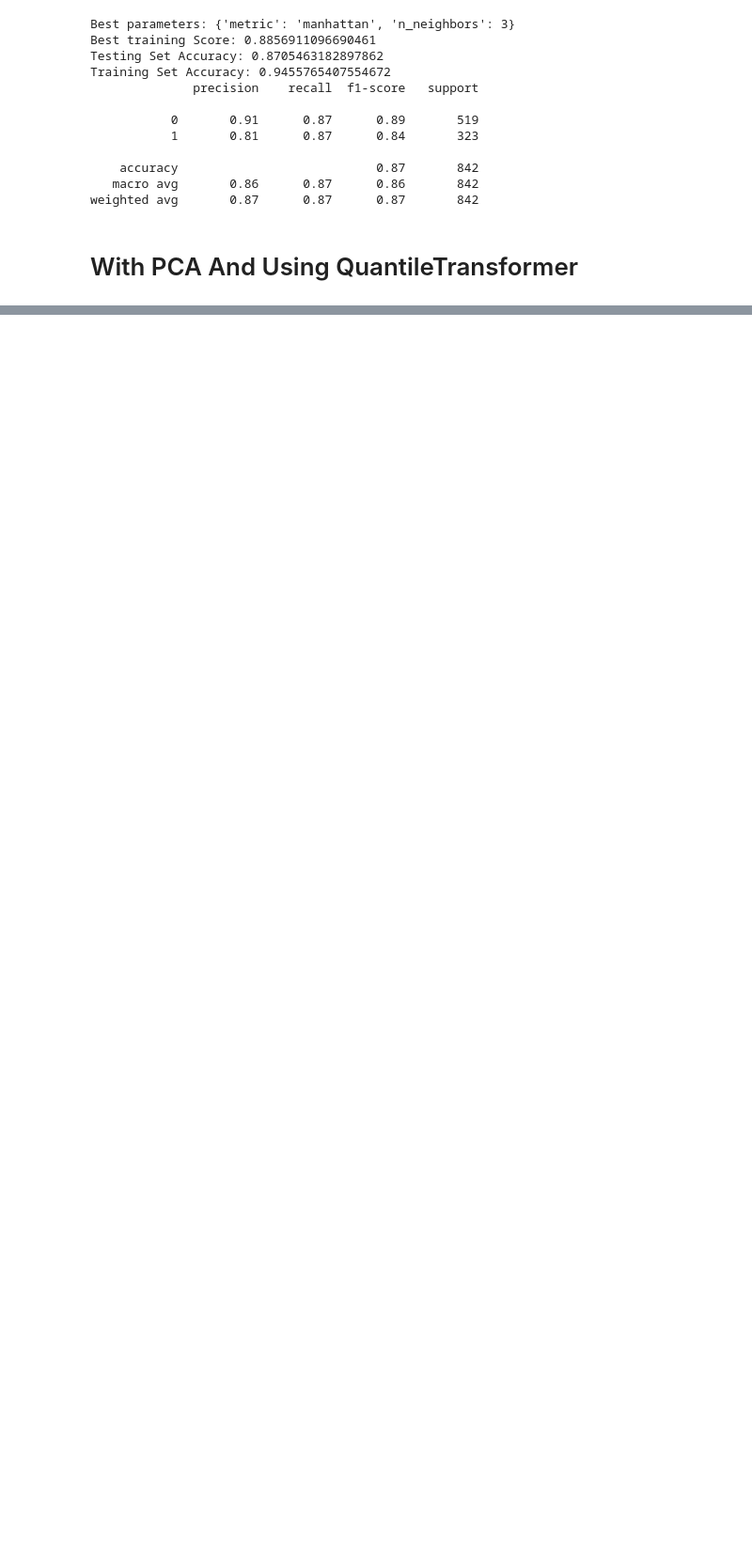
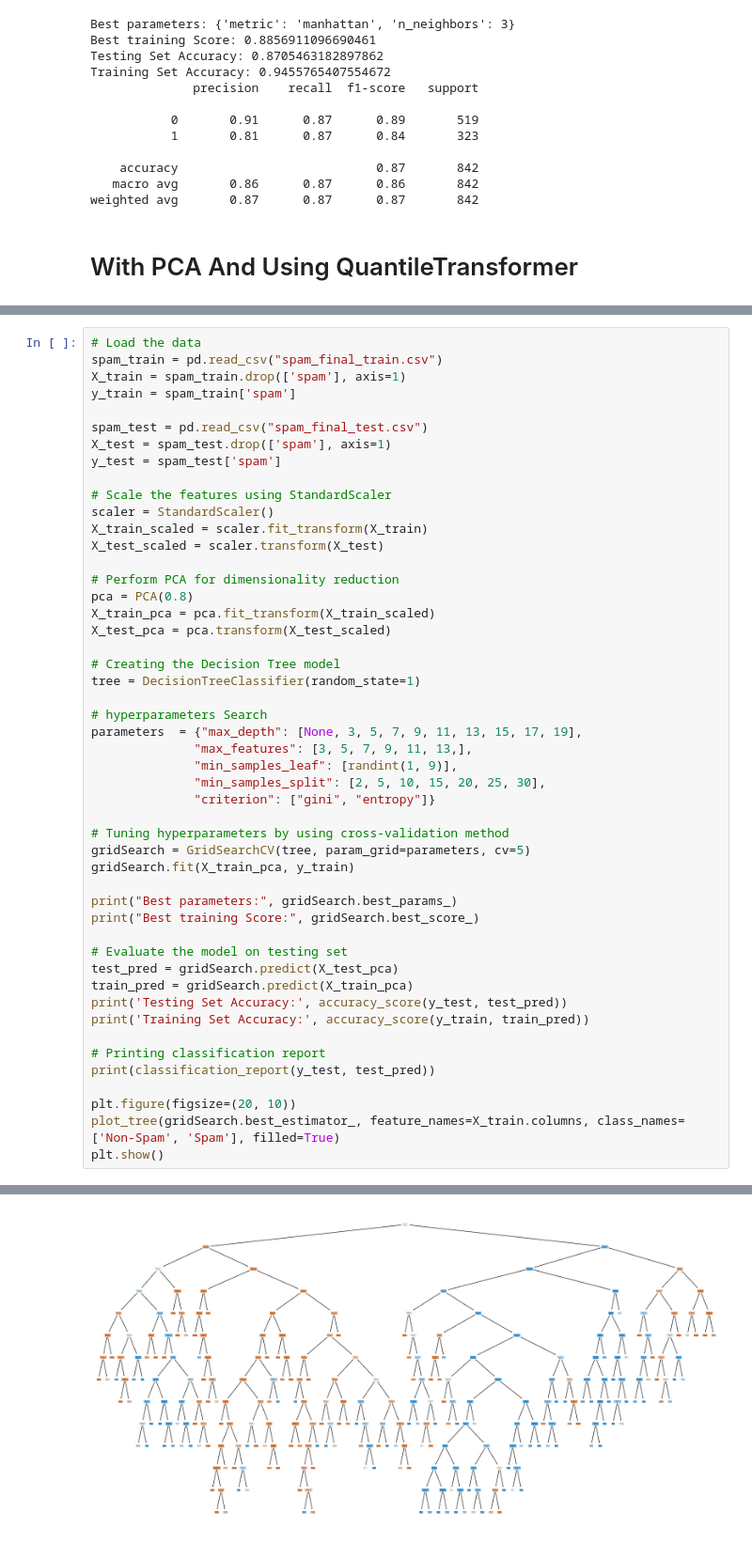
Before and after one commit to KasunAbeyweera/Email-Spam-Filtering-Using-Decision-Trees-and-KNN, a Jupyter notebook: spamDetection.ipynb, the cells around one changed output, grey strips where cells are left out. Shown at 94% size. Drawn from its saved outputs; the diff is of its cells as text; blank space fills up the shorter version.

```diff
--- a/spamDetection.ipynb
+++ b/spamDetection.ipynb
@@ -639,0 +829,50 @@ weighted avg       0.94      0.94      0.94       842
+# %%
+# Load the data
+spam_train = pd.read_csv("spam_final_train.csv")
+X_train = spam_train.drop(['spam'], axis=1)
+y_train = spam_train['spam']
+
+spam_test = pd.read_csv("spam_final_test.csv")
+X_test = spam_test.drop(['spam'], axis=1)
+y_test = spam_test['spam']
+
+# Scale the features using StandardScaler
+scaler = StandardScaler()
+X_train_scaled = scaler.fit_transform(X_train)
+X_test_scaled = scaler.transform(X_test)
+
+# Perform PCA for dimensionality reduction
+pca = PCA(0.8)
+X_train_pca = pca.fit_transform(X_train_scaled)
+X_test_pca = pca.transform(X_test_scaled)
+
+# Creating the Decision Tree model
+tree = DecisionTreeClassifier(random_state=1)
+
+# hyperparameters Search
+parameters  = {"max_depth": [None, 3, 5, 7, 9, 11, 13, 15, 17, 19],
+              "max_features": [3, 5, 7, 9, 11, 13,],
+              "min_samples_leaf": [randint(1, 9)],
+              "min_samples_split": [2, 5, 10, 15, 20, 25, 30],
+              "criterion": ["gini", "entropy"]}
+
+# Tuning hyperparameters by using cross-validation method
+gridSearch = GridSearchCV(tree, param_grid=parameters, cv=5)
+gridSearch.fit(X_train_pca, y_train)
+
+print("Best parameters:", gridSearch.best_params_)
+print("Best training Score:", gridSearch.best_score_)
+
+# Evaluate the model on testing set
+test_pred = gridSearch.predict(X_test_pca)
+train_pred = gridSearch.predict(X_train_pca)
+print('Testing Set Accuracy:', accuracy_score(y_test, test_pred))
+print('Training Set Accuracy:', accuracy_score(y_train, train_pred))
+
+# Printing classification report
+print(classification_report(y_test, test_pred))
+
+plt.figure(figsize=(20, 10))
+plot_tree(gridSearch.best_estimator_, feature_names=X_train.columns, class_names=['Non-Spam', 'Spam'], filled=True)
+plt.show()
+# %% [output]
@@ -639,0 +891 @@ weighted avg       0.94      0.94      0.94       842
+[figure, added]
```
Also changed, not shown: parts of 15 cells of this notebook.
